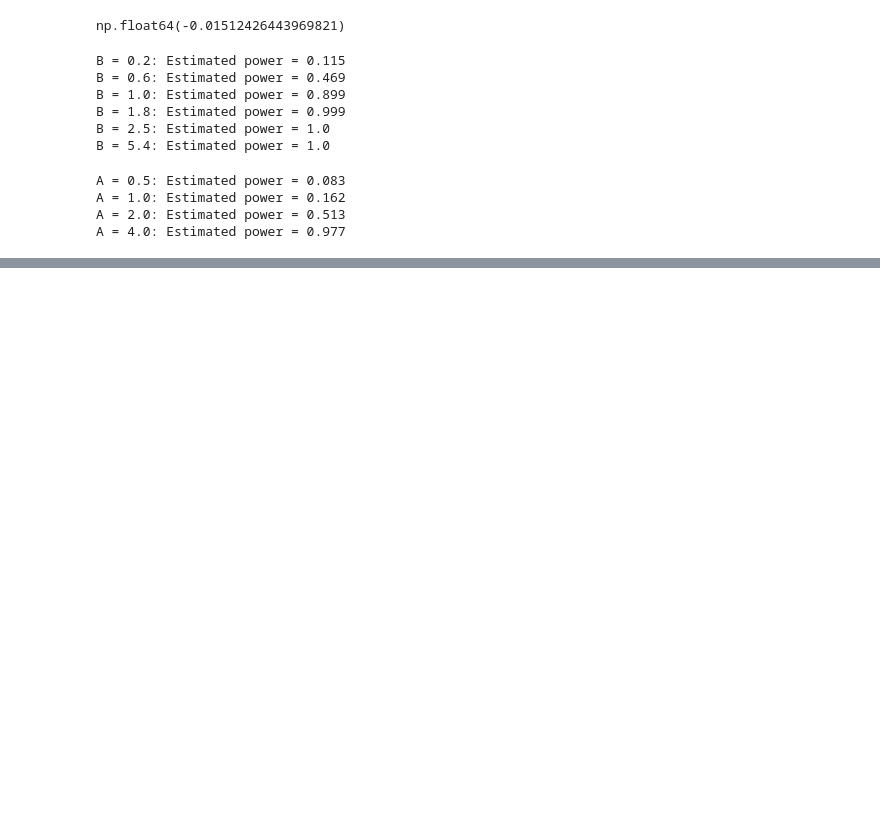
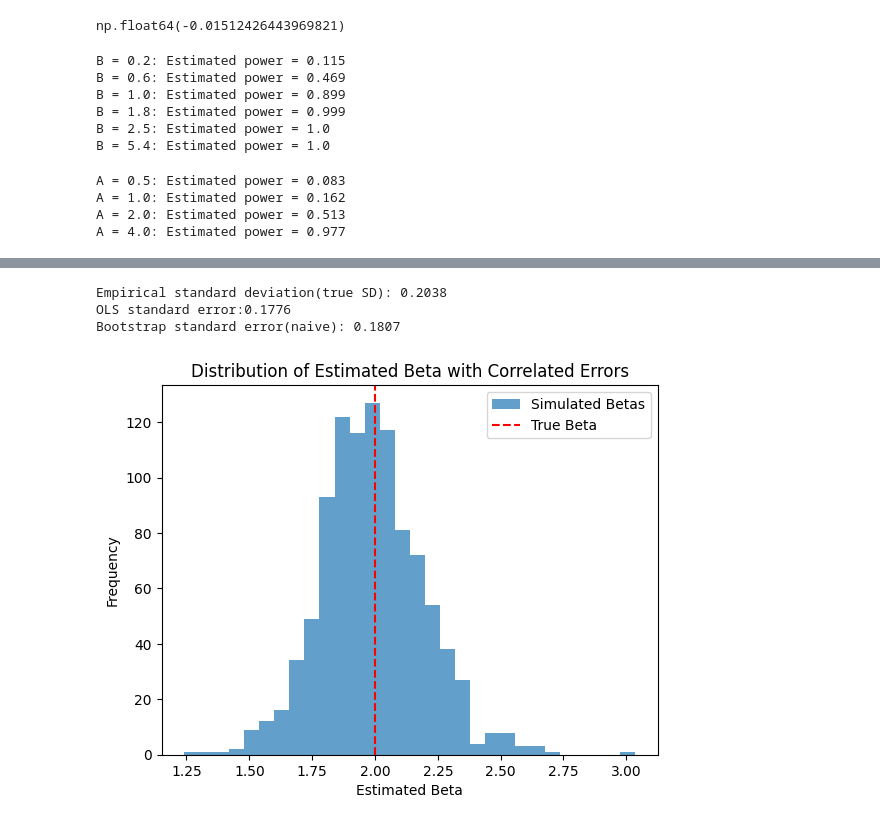
Before and after one commit to DorryJing/2025-summer-mod-6, a Jupyter notebook: coding_quiz_9.ipynb, the cells around one changed output, grey strips where cells are left out. Cells and saved outputs as stored; diff of their text form; code cells hidden in the pictures; blank space fills up the shorter version.

Commit message:
week 9 reflection

```diff
--- a/coding_quiz_9.ipynb
+++ b/coding_quiz_9.ipynb
@@ -112,0 +150,61 @@ A = 4.0: Estimated power = 0.977
+# %%
+#reflection 2
+np.random.seed(0)
+n_sim = 1000
+n = 100
+rho = 0.9
+
+beta_true = 2.0
+empirical_betas = []
+
+def generate_errors(n, rho):
+    errors = np.zeros(n)
+    eta = np.random.normal(0, 1, n)
+    for t in range(1, n):
+        errors[t] = rho * errors[t-1] + eta[t]
+    return errors
+
+for _ in range(n_sim):
+    X = np.random.normal(0, 1, n)
+    errors = generate_errors(n, rho)
+    y = beta_true * X + errors
+    X_sm = sm.add_constant(X)
+    model = sm.OLS(y, X_sm).fit()
+    empirical_betas.append(model.params[1])
+
+emp_std = np.std(empirical_betas)
+print(f"Empirical standard deviation(true SD): {emp_std:.4f}")
+
+#single run get OLS and bootstrap SE
+X = np.random.normal(0, 1, n)
+errors = generate_errors(n, rho)
+y = beta_true * X + errors
+X_sm = sm.add_constant(X)
+model = sm.OLS(y, X_sm).fit()
+ols_se = model.bse[1]
+print(f"OLS standard error:{ols_se:.4f}")
+
+#bootstrap standard error
+n_boot = 500
+boot_betas = []
+residuals = model.resid
+for _ in range(n_boot):
+    resample_idx = np.random.choice(np.arange(n), n, replace = True)
+    y_boot = model.fittedvalues + residuals[resample_idx]
+    boot_model = sm.OLS(y_boot, X_sm).fit()
+    boot_betas.append(boot_model.params[1])
+boot_se = np.std(boot_betas)
+print(f"Bootstrap standard error(naive): {boot_se:.4f}")
+
+plt.hist(empirical_betas, bins=30, alpha=0.7, label="Simulated Betas")
+plt.axvline(beta_true, color='red', linestyle = "--", label="True Beta")
+plt.title("Distribution of Estimated Beta with Correlated Errors")
+plt.xlabel("Estimated Beta")
+plt.ylabel("Frequency")
+plt.legend()
+plt.show()
+# %% [output]
+Empirical standard deviation(true SD): 0.2038
+OLS standard error:0.1776
+Bootstrap standard error(naive): 0.1807
+[figure, added]
```
Also changed, not shown: parts of 2 cells of this notebook.
